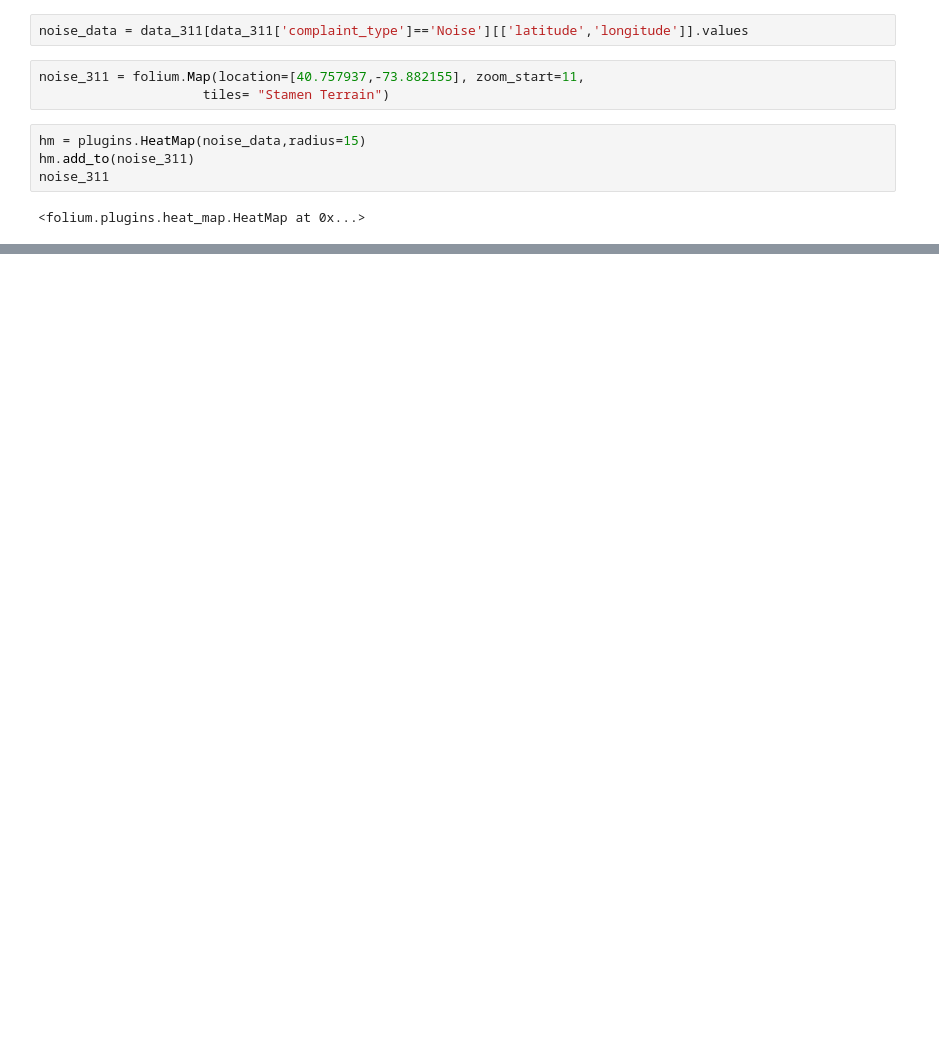
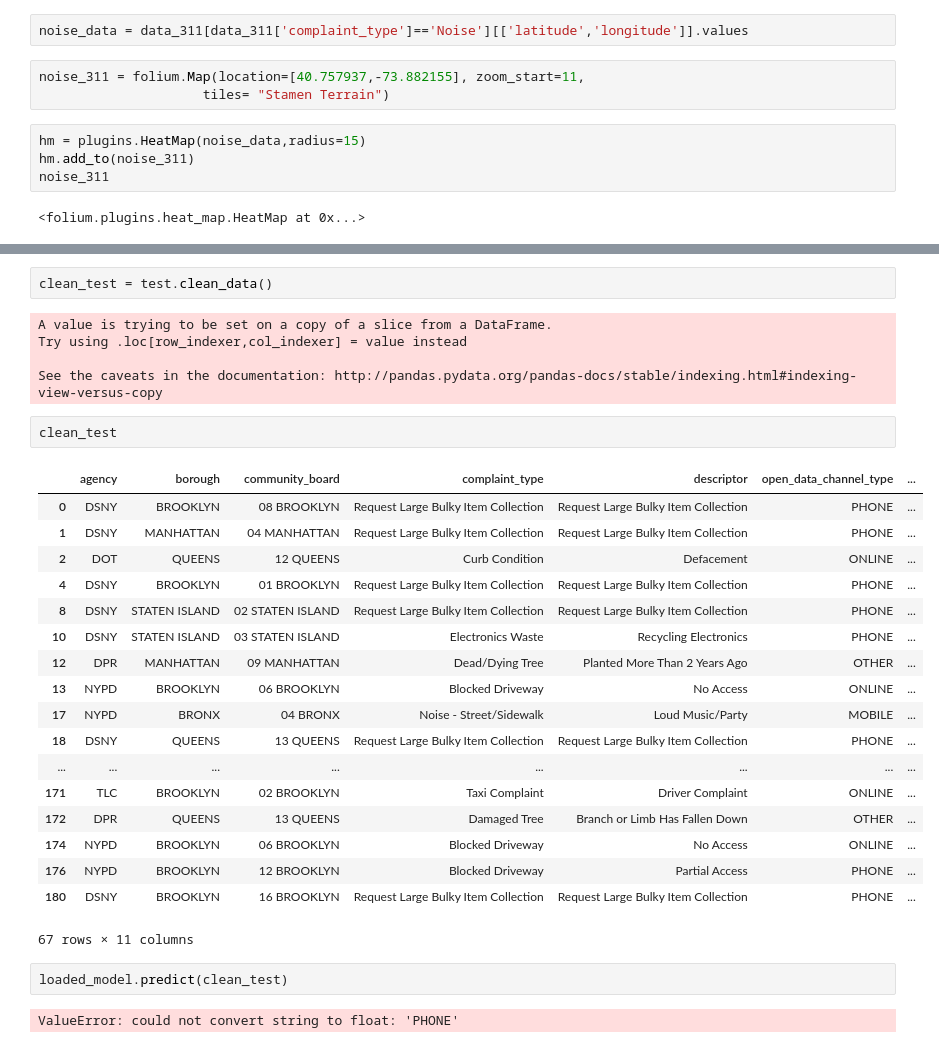
Before and after one commit to NickelousTex/Energy-NYCHA, a Jupyter notebook: EDA/MVP.ipynb, the cells around one changed output, grey strips where cells are left out. Saved outputs shown, nothing was run; the diff lists cells and outputs as text; blank space fills up the shorter version.

```diff
--- a/EDA/MVP.ipynb
+++ b/EDA/MVP.ipynb
@@ -295,0 +535,32 @@ map_311
+# %%
+clean_test = test.clean_data()
+# %% [output]
+A value is trying to be set on a copy of a slice from a DataFrame.
+Try using .loc[row_indexer,col_indexer] = value instead
+
+See the caveats in the documentation: http://pandas.pydata.org/pandas-docs/stable/indexing.html#indexing-view-versus-copy
+# %%
+clean_test
+# %% [output]
+|  | agency | borough | community_board | complaint_type | descriptor | open_data_channel_type | ... |
+| 0 | DSNY | BROOKLYN | 08 BROOKLYN | Request Large Bulky Item Collection | Request Large Bulky Item Collection | PHONE | ... |
+| 1 | DSNY | MANHATTAN | 04 MANHATTAN | Request Large Bulky Item Collection | Request Large Bulky Item Collection | PHONE | ... |
+| 2 | DOT | QUEENS | 12 QUEENS | Curb Condition | Defacement | ONLINE | ... |
+| 4 | DSNY | BROOKLYN | 01 BROOKLYN | Request Large Bulky Item Collection | Request Large Bulky Item Collection | PHONE | ... |
+| 8 | DSNY | STATEN ISLAND | 02 STATEN ISLAND | Request Large Bulky Item Collection | Request Large Bulky Item Collection | PHONE | ... |
+| 10 | DSNY | STATEN ISLAND | 03 STATEN ISLAND | Electronics Waste | Recycling Electronics | PHONE | ... |
+| 12 | DPR | MANHATTAN | 09 MANHATTAN | Dead/Dying Tree | Planted More Than 2 Years Ago | OTHER | ... |
+| 13 | NYPD | BROOKLYN | 06 BROOKLYN | Blocked Driveway | No Access | ONLINE | ... |
+| 17 | NYPD | BRONX | 04 BRONX | Noise - Street/Sidewalk | Loud Music/Party | MOBILE | ... |
+| 18 | DSNY | QUEENS | 13 QUEENS | Request Large Bulky Item Collection | Request Large Bulky Item Collection | PHONE | ... |
+| ... | ... | ... | ... | ... | ... | ... | ... |
+| 171 | TLC | BROOKLYN | 02 BROOKLYN | Taxi Complaint | Driver Complaint | ONLINE | ... |
+| 172 | DPR | QUEENS | 13 QUEENS | Damaged Tree | Branch or Limb Has Fallen Down | OTHER | ... |
+| 174 | NYPD | BROOKLYN | 06 BROOKLYN | Blocked Driveway | No Access | ONLINE | ... |
+| 176 | NYPD | BROOKLYN | 12 BROOKLYN | Blocked Driveway | Partial Access | PHONE | ... |
+| 180 | DSNY | BROOKLYN | 16 BROOKLYN | Request Large Bulky Item Collection | Request Large Bulky Item Collection | PHONE | ... |
+67 rows × 11 columns
+# %%
+loaded_model.predict(clean_test)
+# %% [output]
+ValueError: could not convert string to float: 'PHONE'
```
Also changed, not shown: parts of 81 cells of this notebook, 4 other files.
